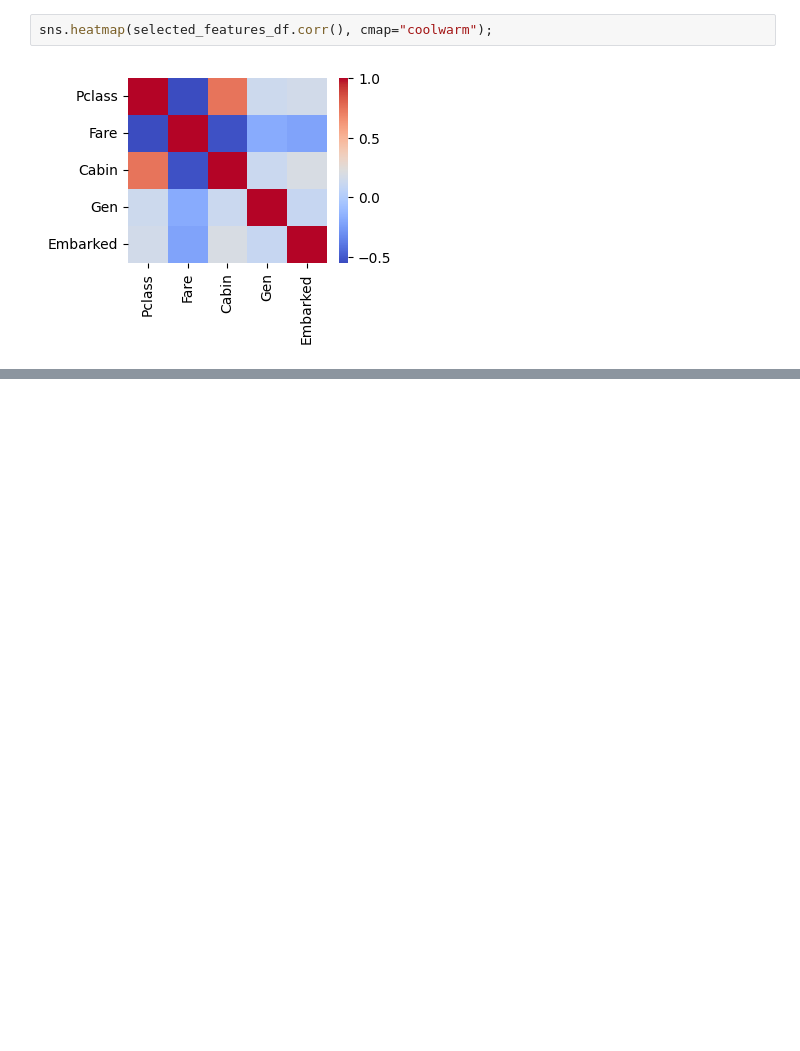
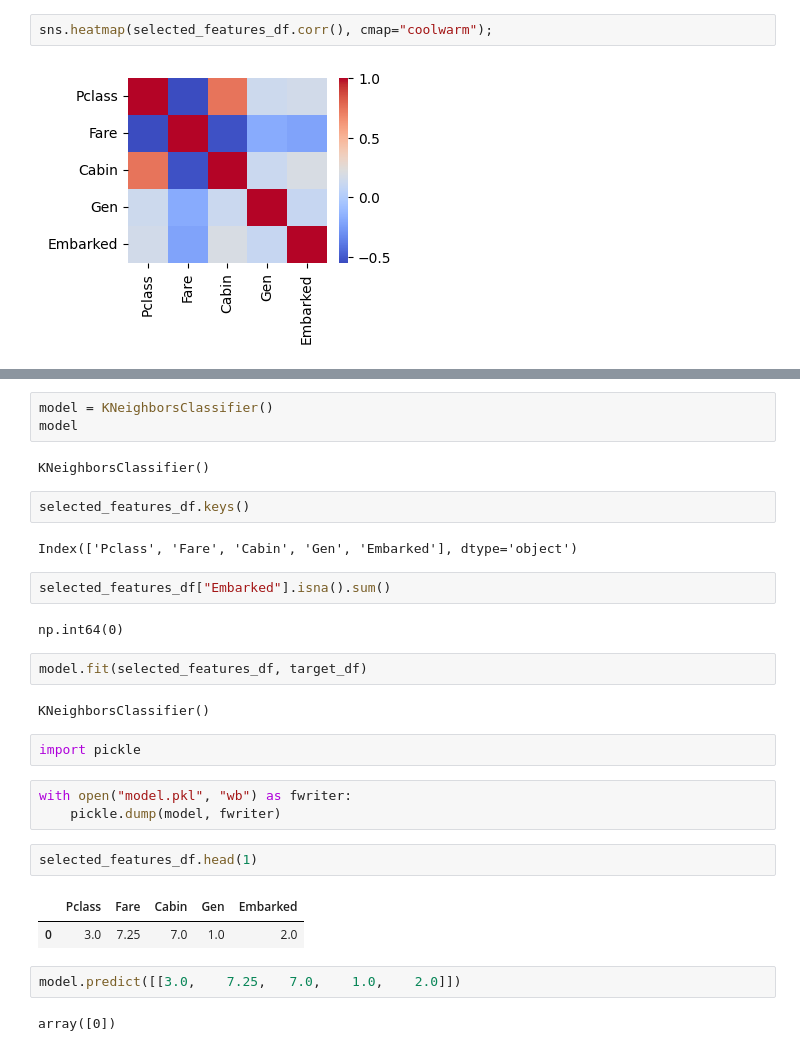
Before and after one commit to sojog/ML-Cluj-14-17-iulie, a Jupyter notebook: Ziua4/03.titanic.ipynb, the cells around one changed output, grey strips where cells are left out. Drawn from its saved outputs; the diff is of its cells as text; blank space fills up the shorter version.

```diff
--- a/Ziua4/03.titanic.ipynb
+++ b/Ziua4/03.titanic.ipynb
@@ -343,0 +348,31 @@ sns.heatmap(selected_features_df.corr(), cmap="coolwarm");
+# %%
+model = KNeighborsClassifier()
+model
+# %% [output]
+KNeighborsClassifier()
+# %%
+selected_features_df.keys()
+# %% [output]
+Index(['Pclass', 'Fare', 'Cabin', 'Gen', 'Embarked'], dtype='object')
+# %%
+selected_features_df["Embarked"].isna().sum()
+# %% [output]
+np.int64(0)
+# %%
+model.fit(selected_features_df, target_df)
+# %% [output]
+KNeighborsClassifier()
+# %%
+import pickle
+# %%
+with open("model.pkl", "wb") as fwriter:
+    pickle.dump(model, fwriter)
+# %%
+selected_features_df.head(1)
+# %% [output]
+|  | Pclass | Fare | Cabin | Gen | Embarked |
+| 0 | 3.0 | 7.25 | 7.0 | 1.0 | 2.0 |
+# %%
+model.predict([[3.0,	7.25,	7.0,	1.0,	2.0]])
+# %% [output]
+array([0])
```
Also changed, not shown: parts of 2 cells of this notebook, 8 other files.
